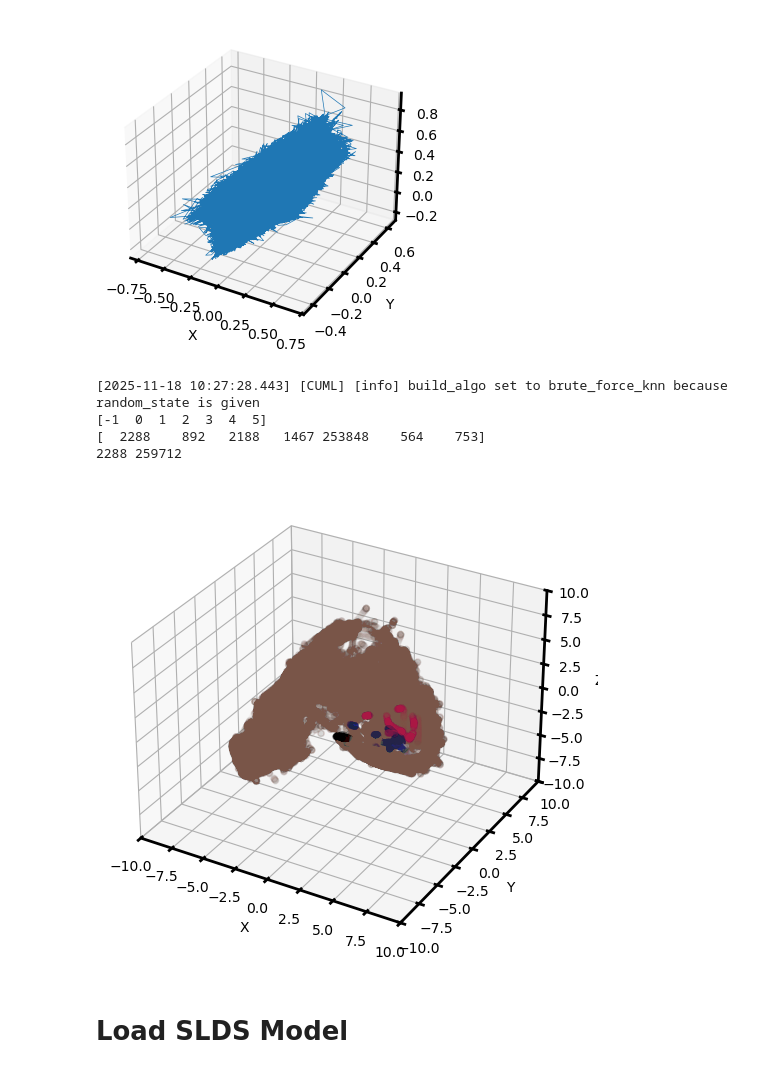
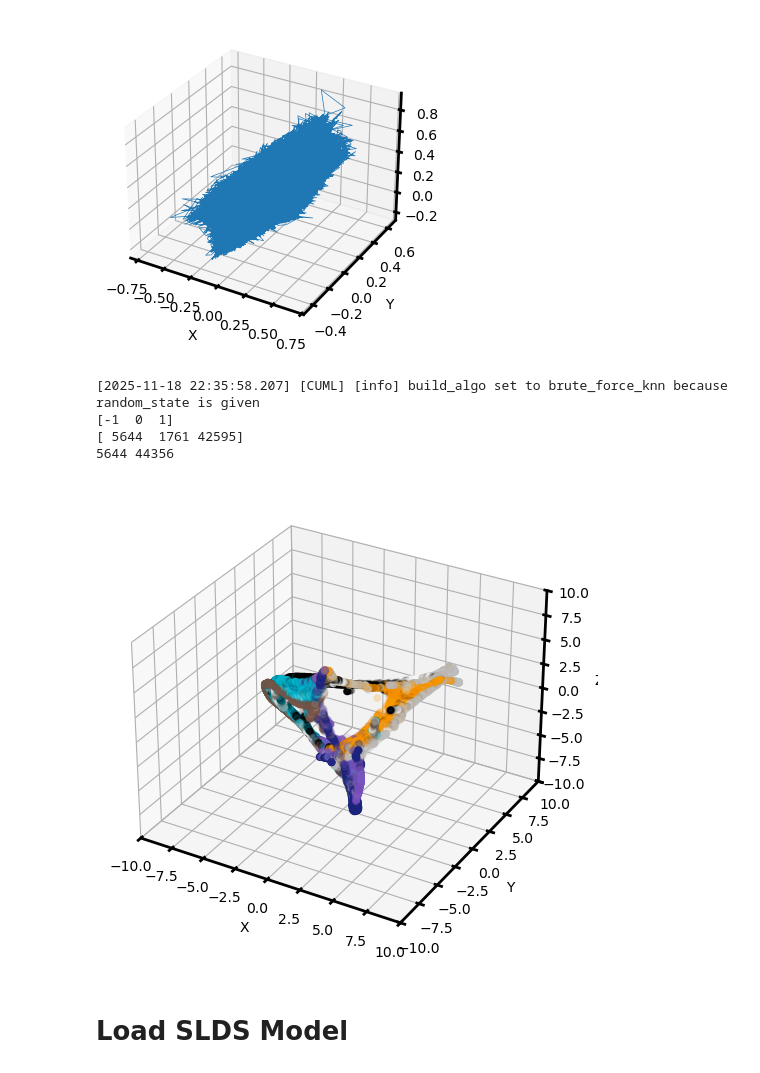
Before and after one commit to elliottabe/TiDHy, a Jupyter notebook: TiDHy_Figures_revision02.ipynb, the cells around one changed output. Drawn from its saved outputs; the diff is of its cells as text; code cells hidden in the pictures.

Commit message:
fix config and paths

```diff
--- a/TiDHy_Figures_revision02.ipynb
+++ b/TiDHy_Figures_revision02.ipynb
@@ -122,7 +122,8 @@ cfg_num = 2
 cfg = load_config_and_override_paths(
     config_path=run_cfg_list[cfg_num],
     new_paths_template="workstation",    # Use workstation.yaml for local paths
-    config_dir=Path.cwd().parent / "configs",
+    config_dir=Path.cwd() / "configs",
+    verbose=False
 )
 
 print(f'✅ Loaded experiment: {cfg_num}, {cfg.dataset.name}: {cfg.version} from {run_cfg_list[cfg_num]}')
@@ -615,7 +456,7 @@ import cupy
 
 ts = 0
 scaler = StandardScaler()
-X_scaled = scaler.fit_transform(R2_hat[ts])
+X_scaled = scaler.fit_transform(R_hat[ts])
 umap = cuml.manifold.UMAP(n_components=6, n_neighbors=25, min_dist=0.05, metric='euclidean', random_state=42)
 reduced_data = umap.fit_transform(X_scaled)
 # reduced_data = umap.fit_transform(R2_hat[ts])
@@ -632,27 +473,27 @@ print(l_counts[0], sum(l_counts[1:]))
 soft_label = jnp.argmax(soft_clusters[:,1:].get() if isinstance(soft_clusters, cupy.ndarray) else soft_clusters[:,1:], axis=1)
 reduced_data = reduced_data.get() if isinstance(reduced_data, cupy.ndarray) else reduced_data
 # %% [output]
-[2025-11-18 10:27:28.443] [CUML] [info] build_algo set to brute_force_knn because random_state is given
-[-1  0  1  2  3  4  5]
-[  2288    892   2188   1467 253848    564    753]
-2288 259712
+[2025-11-18 22:35:58.207] [CUML] [info] build_algo set to brute_force_knn because random_state is given
+[-1  0  1]
+[ 5644  1761 42595]
+5644 44356
 # %%
-full_state_z = data_dict['annotations_test'][:reduced_data.shape[0]]
+# full_state_z = data_dict['annotations_test'][:reduced_data.shape[0]]
 
 fig = plt.figure(figsize=(6,6))
 ax = fig.add_subplot(111, projection='3d')
-ax.scatter(reduced_data[:,0], reduced_data[:,1], reduced_data[:,2], c=soft_label, cmap=cmap, alpha=0.01)
+ax.scatter(reduced_data[:,0], reduced_data[:,1], reduced_data[:,2], c=full_state_z, cmap=cmap, alpha=0.1)
 # ax.scatter(reduced_data[:1000,0], reduced_data[:1000,1], reduced_data[:1000,2], c=np.arange(1000), cmap='turbo', alpha=0.1)
 ax.set_xlabel('X')
 ax.set_ylabel('Y')
 ax.set_zlabel('Z')
 ax.set_xlim([-10,10])
 ax.set_ylim([-10,10])
 ax.set_zlim([-10,10])
 # add_colorbar(ax, cmap=cmap, label='True State Z')
 plt.show()
 # %% [output]
-[figure, old version]
+[figure, new version]
 # %% [markdown]
 # Load SLDS Model
 # %%
```
Also changed, not shown: parts of 18 cells of this notebook, 6 other files.
